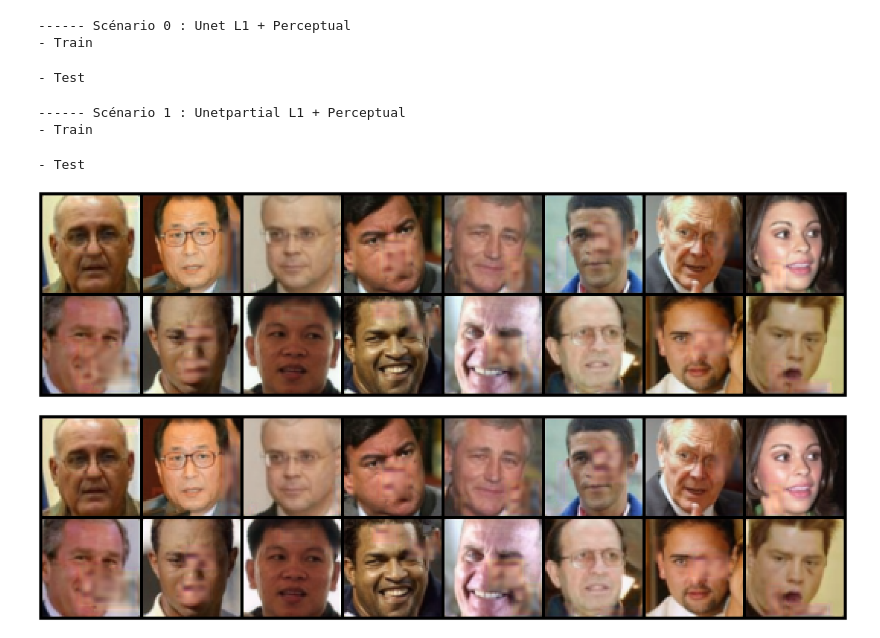
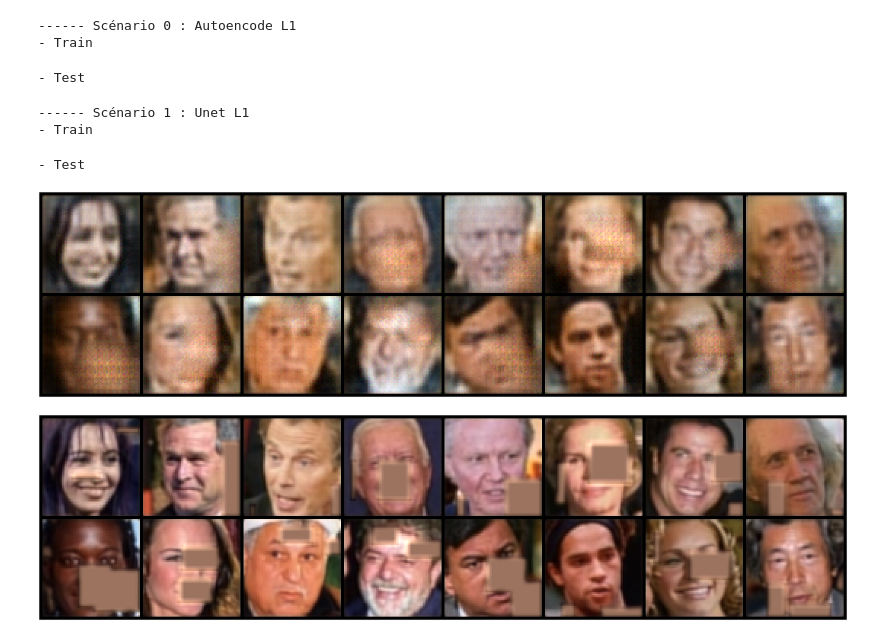
Before and after one commit to Eva427/CICR-Impainting, a Jupyter notebook: automatic_impainting.ipynb, the cells around one changed output. Drawn from its saved outputs; the diff is of its cells as text; code cells hidden in the pictures.

```diff
--- a/automatic_impainting.ipynb
+++ b/automatic_impainting.ipynb
@@ -81,18 +81,17 @@ def parse(expeName = 'basic'):
             print("- Test")
             visu      = imp.utils.Visu(runName = runName, expeName=expeName)
             visuFuncs = [visu.board_loss_test,
-                         visu.board_plot_last_img,
-                         visu.plot_last_img]
-            visuFunc  = imp.utils.Visu(runName = runName).board_plot_last_img
+                         visu.board_plot_img,
+                         visu.plot_res_img]
             imp.process.test(model, testloader, alter=alterFunc, visuFuncs=visuFuncs)
 # %%
-parse("basic2")
+parse("basic")
 # %% [output]
------- Scénario 0 : Unet L1 + Perceptual
+------ Scénario 0 : Autoencode L1
 - Train
 - Test
------- Scénario 1 : Unetpartial L1 + Perceptual
+------ Scénario 1 : Unet L1
 - Train
 - Test
-[figure, old version]
+[figure, new version]
-[figure, old version]
+[figure, new version]
```
Also changed, not shown: 3 other files.
